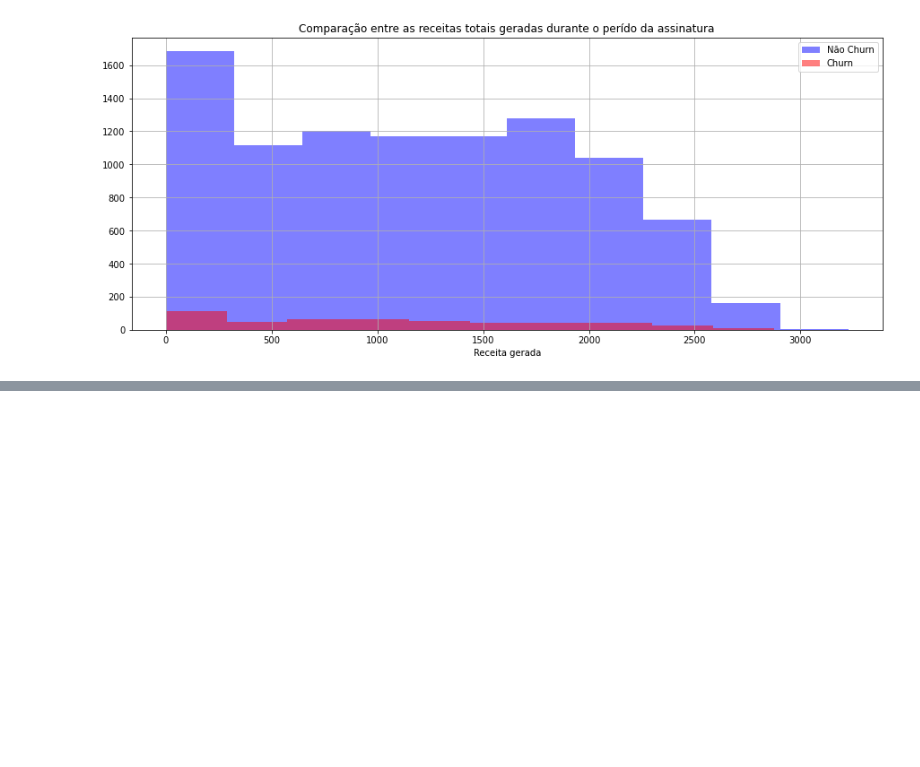
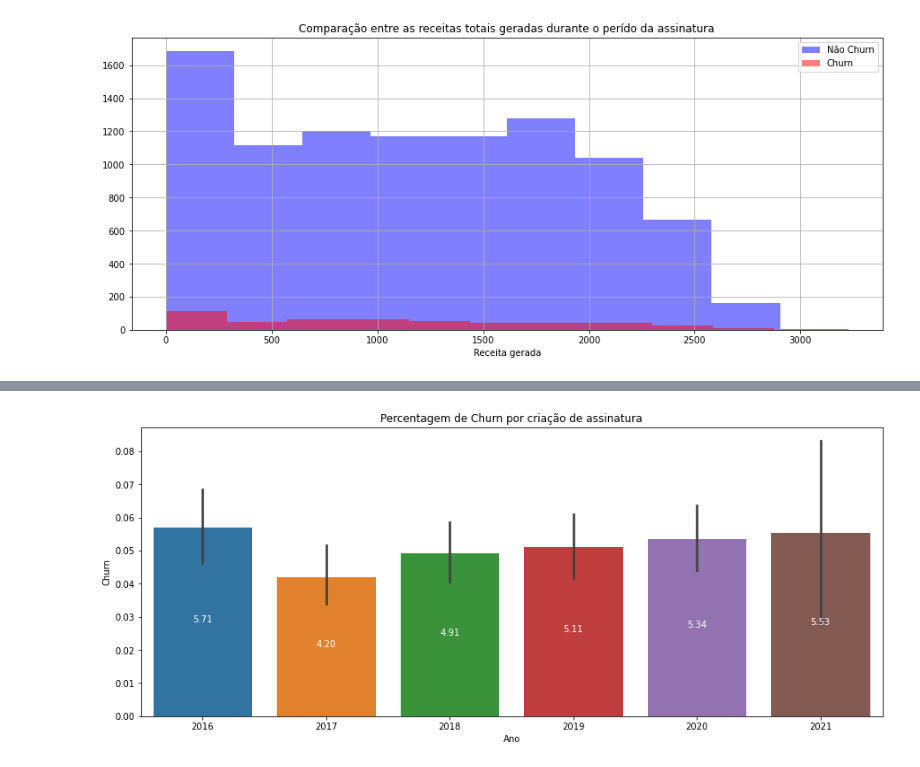
Before and after one commit to eduardoeqs/churn_analysis-Petlove, a Jupyter notebook: Analise_organizada.ipynb, the cells around one changed output, grey strips where cells are left out. Drawn from its saved outputs; the diff is of its cells as text; code cells hidden in the pictures; blank space fills up the shorter version.

```diff
--- a/Analise_organizada.ipynb
+++ b/Analise_organizada.ipynb
@@ -202,0 +232,14 @@ plt.show()
+# %%
+fig, ax = plt.subplots(figsize=(15,6))
+g = sns.barplot(x = pd.DatetimeIndex(df_config.created_at).year,y = df_config.Churn , ax=ax)
+for p in g.patches:
+    height = p.get_height()
+    g.text(p.get_x()+p.get_width()/2.,
+            height/2,
+            '{:1.2f}'.format(100*height),
+            ha="center", color='white')
+plt.xlabel('Ano')
+plt.title('Percentagem de Churn por criação de assinatura')
+plt.show()
+# %% [output]
+[figure, added]
```
Also changed, not shown: parts of 7 cells of this notebook.
